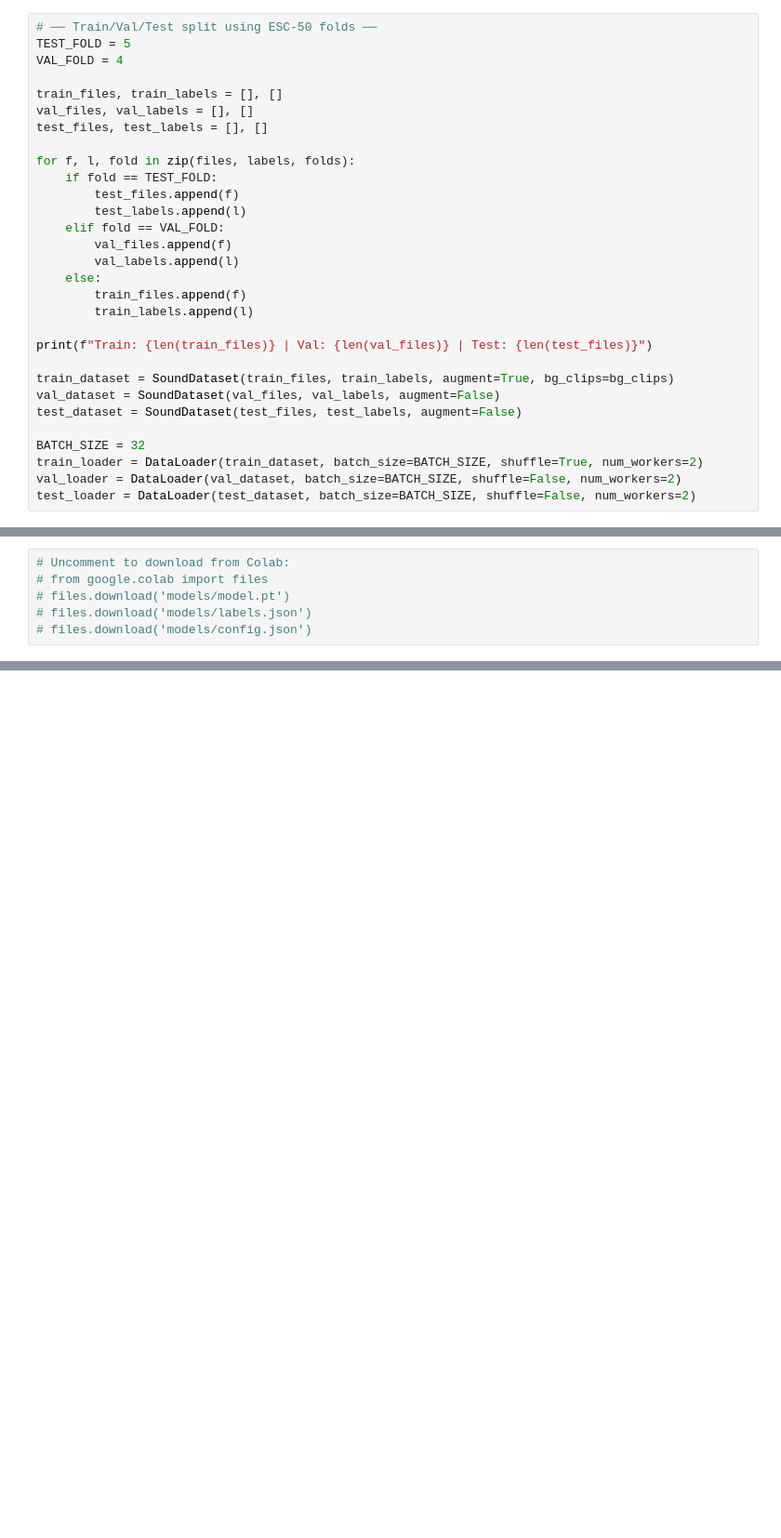
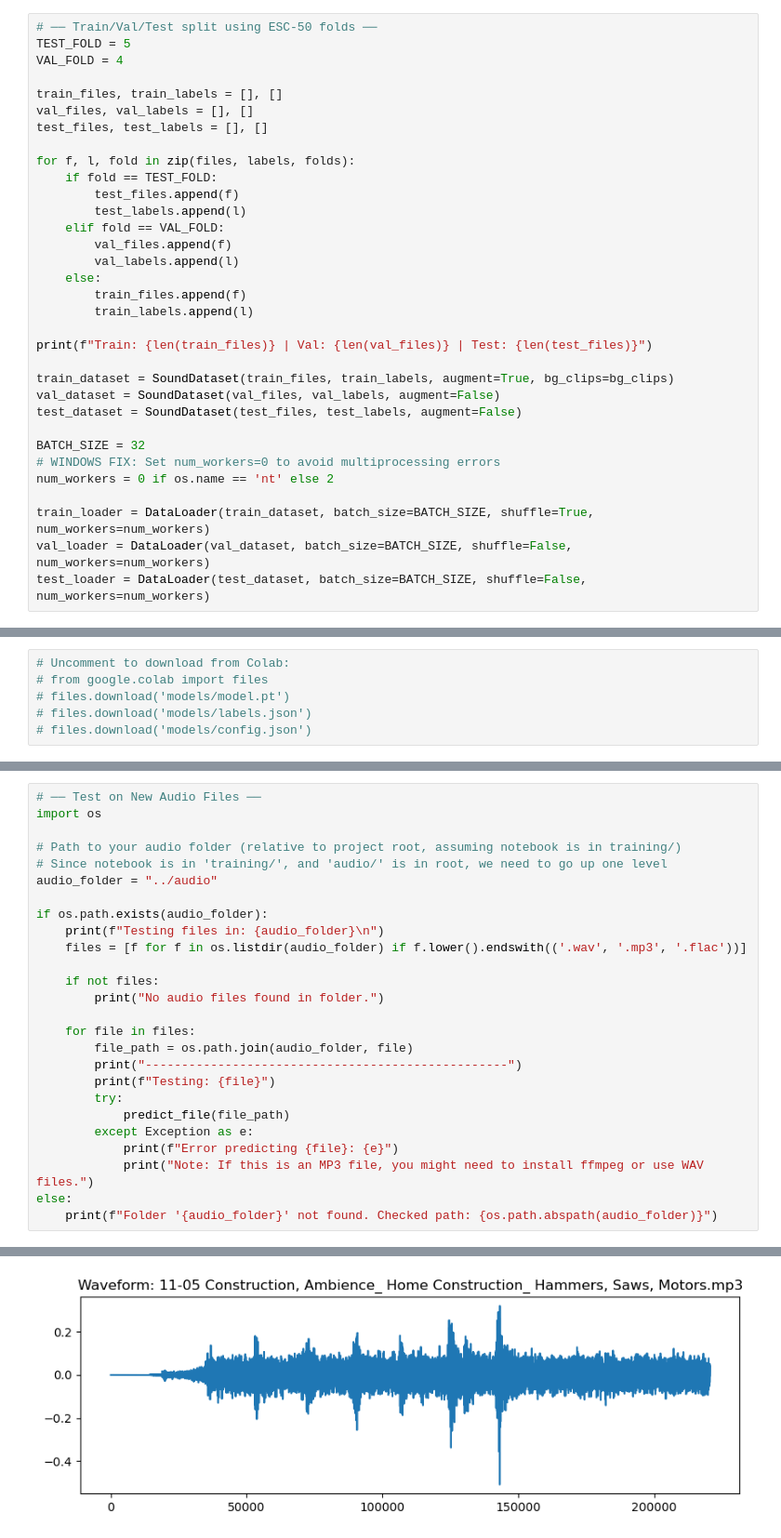
Before and after one commit to Junosprite007/menial_ai, a Jupyter notebook: training/train_classifier.ipynb, the cells around one changed output, grey strips where cells are left out. Shown at 93% size. Saved outputs shown, nothing was run; the diff lists cells and outputs as text; blank space fills up the shorter version.

Commit message:
update training code for 4090 windows, two category only

```diff
--- a/training/train_classifier.ipynb
+++ b/training/train_classifier.ipynb
@@ -418,6 +632,9 @@ val_dataset = SoundDataset(val_files, val_labels, augment=False)
 test_dataset = SoundDataset(test_files, test_labels, augment=False)
 
 BATCH_SIZE = 32
-train_loader = DataLoader(train_dataset, batch_size=BATCH_SIZE, shuffle=True, num_workers=2)
-val_loader = DataLoader(val_dataset, batch_size=BATCH_SIZE, shuffle=False, num_workers=2)
-test_loader = DataLoader(test_dataset, batch_size=BATCH_SIZE, shuffle=False, num_workers=2)
+# WINDOWS FIX: Set num_workers=0 to avoid multiprocessing errors
+num_workers = 0 if os.name == 'nt' else 2
+
+train_loader = DataLoader(train_dataset, batch_size=BATCH_SIZE, shuffle=True, num_workers=num_workers)
+val_loader = DataLoader(val_dataset, batch_size=BATCH_SIZE, shuffle=False, num_workers=num_workers)
+test_loader = DataLoader(test_dataset, batch_size=BATCH_SIZE, shuffle=False, num_workers=num_workers)
@@ -717,0 +1053,27 @@ print("Download the models/ folder and place it in your menial_ai project root."
+# %%
+# ── Test on New Audio Files ──
+import os
+
+# Path to your audio folder (relative to project root, assuming notebook is in training/)
+# Since notebook is in 'training/', and 'audio/' is in root, we need to go up one level
+audio_folder = "../audio"
+
+if os.path.exists(audio_folder):
+    print(f"Testing files in: {audio_folder}\n")
+    files = [f for f in os.listdir(audio_folder) if f.lower().endswith(('.wav', '.mp3', '.flac'))]
+
+    if not files:
+        print("No audio files found in folder.")
+
+    for file in files:
+        file_path = os.path.join(audio_folder, file)
+        print("--------------------------------------------------")
+        print(f"Testing: {file}")
+        try:
+            predict_file(file_path)
+        except Exception as e:
+            print(f"Error predicting {file}: {e}")
+            print("Note: If this is an MP3 file, you might need to install ffmpeg or use WAV files.")
+else:
+    print(f"Folder '{audio_folder}' not found. Checked path: {os.path.abspath(audio_folder)}")
+# %% [output]
@@ -717,0 +1089 @@ print("Download the models/ folder and place it in your menial_ai project root."
+[figure, added]
```
Also changed, not shown: parts of 24 cells of this notebook, 7 other files.
